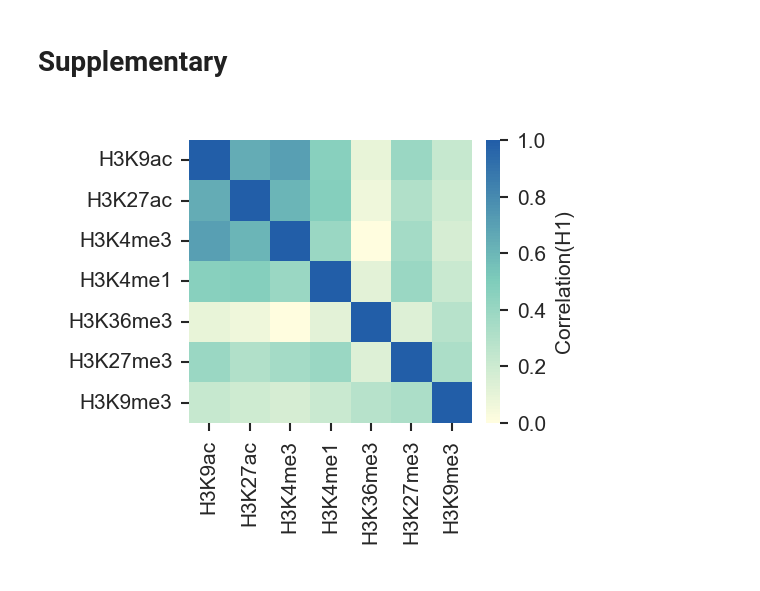
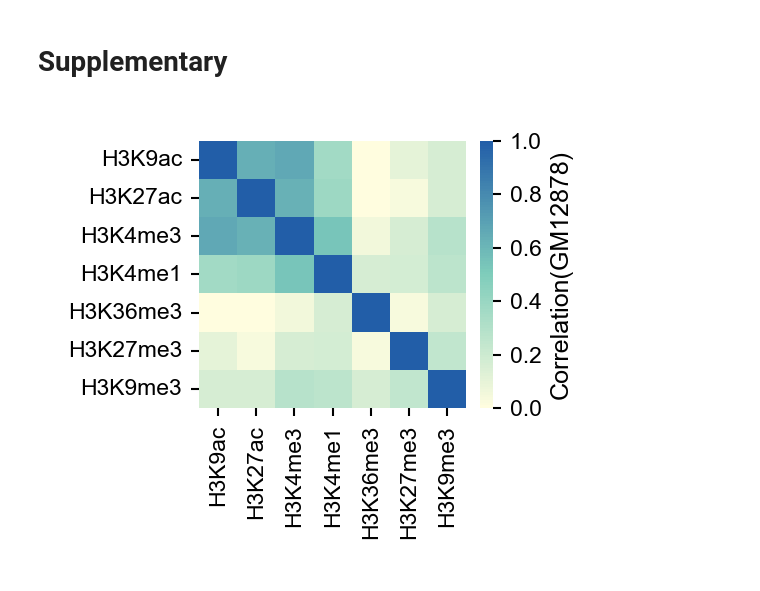
Before and after one commit to wanghan4034/DeepBurst, a Jupyter notebook: scripts/figures/v6/Figure3.ipynb, the cells around one changed output. Drawn from its saved outputs; the diff is of its cells as text; code cells hidden in the pictures.

```diff
--- a/scripts/figures/v6/Figure3.ipynb
+++ b/scripts/figures/v6/Figure3.ipynb
@@ -17,8 +17,6 @@ EIDS_TO_CELLTYPES = {
 }
 MARKS = ['H3K4me1', 'H3K4me3', 'H3K9me3', 'H3K27me3', 'H3K36me3', 'H3K27ac', 'H3K9ac']
 # %%
-
-
 rcParams.update(rcParamsDefault)
 rcParams['pdf.fonttype'] = 42
 sns.set(context = 'paper' , style='ticks' ,
@@ -43,9 +41,18 @@ sns.set(context = 'paper' , style='ticks' ,
         'figure.figsize' : (8/2.54, 8/2.54) ,
         'figure.dpi': 300,
         'figure.facecolor': 'w',
-        'figure.edgecolor': 'k',
-        'xtick.labelsize': 5,
-        'ytick.labelsize': 5,
+        'figure.edgecolor': 'black',
+        'legend.edgecolor': 'black',
+        'legend.labelcolor': 'black',  # 设置图例标签字体颜色（在新版matplotlib中支持）
+        'axes.edgecolor': 'black',
+        'axes.labelcolor': 'black',
+        'xtick.color': 'black',
+        'ytick.color': 'black',
+        'axes.titlecolor': 'black',
+        'axes.labelcolor': 'black',
+
+        'xtick.labelsize': 6,
+        'ytick.labelsize': 6,
         'xtick.direction' : 'out' ,
         'ytick.direction' : 'out' ,
         'xtick.major.width': 0.5,  # X轴刻度主刻度线宽度
@@ -57,6 +64,7 @@ sns.set(context = 'paper' , style='ticks' ,
 
         'xtick.major.pad' : 2,
         'ytick.major.pad' : 2,
+        'text.color': 'black',  # 全局文字颜色
 
         'lines.linewidth' : 0.75  ,
         'axes.linewidth': 0.5,  # Axis line width
@@ -916,24 +765,24 @@ The PostScript backend does not support transparency; partially transparent arti
 # %% [markdown]
 # Supplementary
 # %%
-eid = 'E003'
+eid = 'E116'
 # correlation
-correlation = np.loadtxt(f'extra/datasets/results/{eid}_hm_correlation.csv',delimiter=",")
+correlation = np.loadtxt(f'extra/results/{eid}_hm_correlation.csv',delimiter=",")
 # 选择第 0 个样本的行间相关性矩阵
 COLORS = ['#FFFDDF', "#7FCDBB", "#225EA8"]
 MARKS =  [ 'H3K9ac', 'H3K27ac','H3K4me3','H3K4me1','H3K36me3','H3K27me3','H3K9me3']
 fig, ax = plt.subplots(1, 1, constrained_layout=True, figsize=(4.5/2.54, 4.5/2.54))
 ax = sns.heatmap(correlation,cbar_kws={"shrink": 0.6, "fraction": 0.05},vmin=0, vmax=1,cmap=mcolors.LinearSegmentedColormap.from_list("colormap", COLORS, N=100))
 ax.set_xticklabels(MARKS,rotation=90)
 ax.set_yticklabels(MARKS,rotation=360)
 ax.set_aspect('equal')
 ax.tick_params(axis='both',width=0.5)  # 修改刻度标签字体大小
 cbar = ax.collections[0].colorbar
 
 # 调整colorbar的刻度粗细
-cbar.ax.tick_params(width=0.5,labelsize=5)  # 设置colorbar刻度的粗细
-cbar.set_label(f'Correlation({EIDS_TO_CELLTYPES[eid]})',fontsize=5)
-plt.savefig(f'extra/datasets/figures/v6/Supplementary_Figure3_1.eps', format='eps', bbox_inches='tight')
+cbar.ax.tick_params(width=0.5)  # 设置colorbar刻度的粗细
+cbar.set_label(f'Correlation({EIDS_TO_CELLTYPES[eid]})',fontsize=6)
+plt.savefig(f'extra/figures/v6/Supplementary_Figure5C.eps', format='eps', bbox_inches='tight')
 plt.show()
 # %% [output]
-[figure, old version]
+[figure, new version]
```
Also changed, not shown: parts of 35 cells of this notebook, 45 other files.
